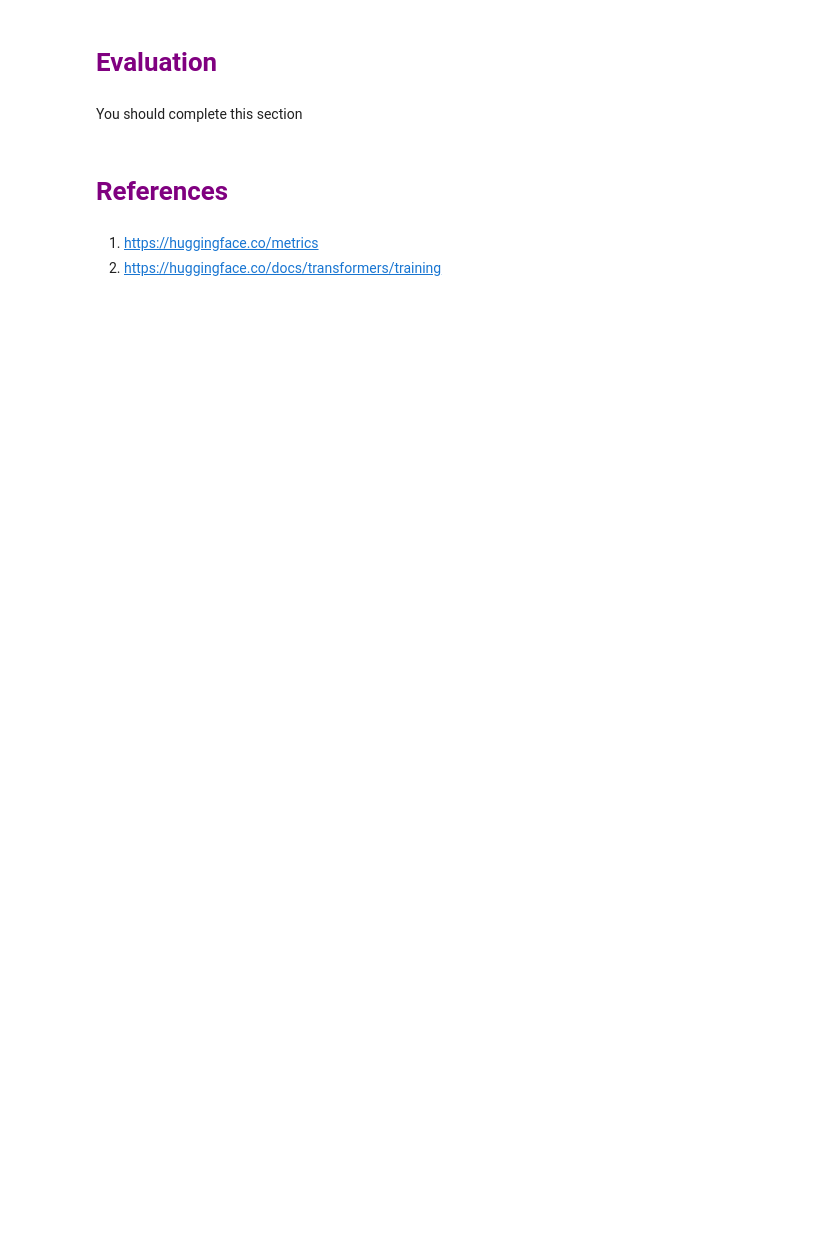
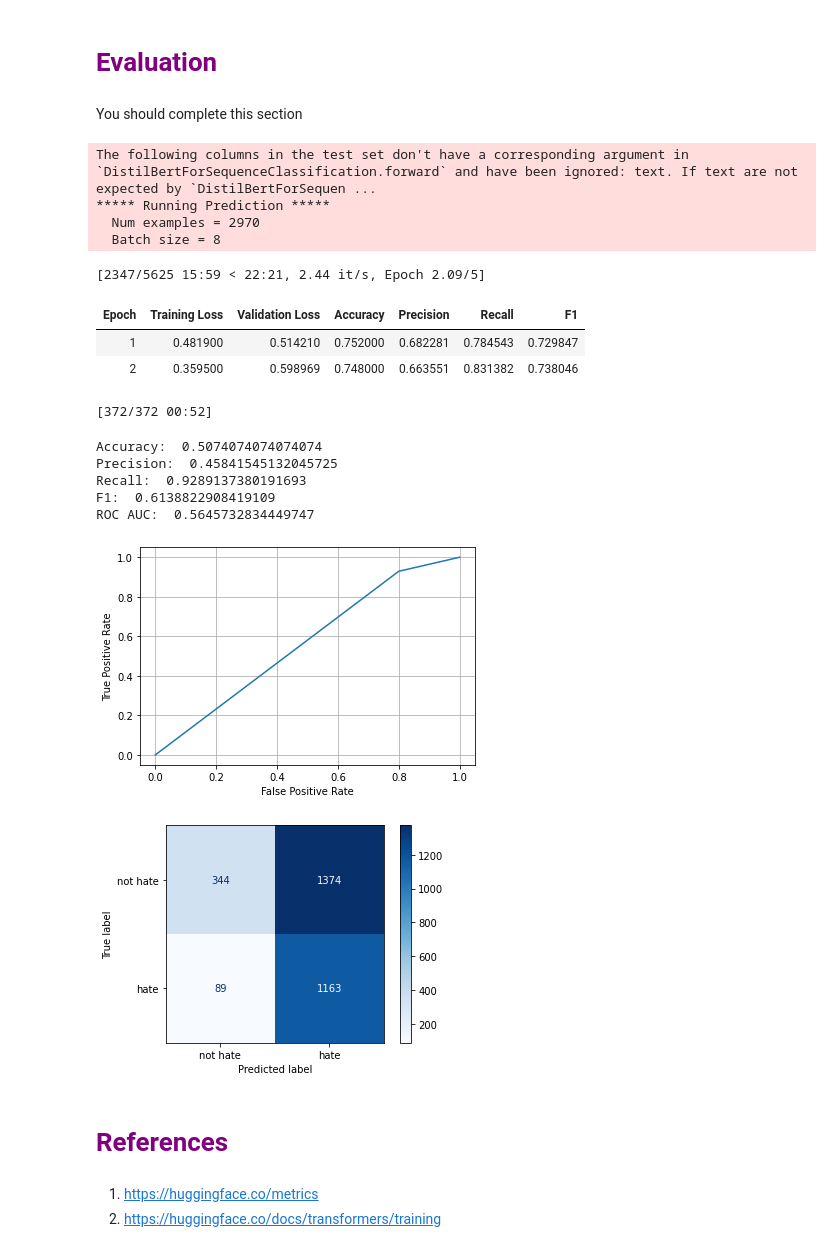
Before and after one commit to ErfanRasti/MachineLearningProjects, a Jupyter notebook: NaturalLanguageProcessing/NLP_Project.ipynb, the cells around one changed output. Cells and saved outputs as stored; diff of their text form; code cells hidden in the pictures; blank space fills up the shorter version.

```diff
--- a/NaturalLanguageProcessing/NLP_Project.ipynb
+++ b/NaturalLanguageProcessing/NLP_Project.ipynb
@@ -142,8 +160,8 @@ model = DistilBertForSequenceClassification.from_pretrained(
 
 training_args = TrainingArguments(output_dir="test_trainer",
                                   evaluation_strategy="epoch",
-                                  learning_rate=2e-5,
-                                  num_train_epochs=5,
+                                  learning_rate=1e-6,
+                                  num_train_epochs=3,
                                   weight_decay=0.01,
                                   optim="adamw_torch")
 # %% [output]
@@ -187,23 +204,41 @@ You should complete this section
 # %%
 test_pred = trainer.predict(dataset['test']).predictions.argmax(axis=1)
 test_true = dataset['test']['label']
 cm = confusion_matrix(test_true, test_pred)
 
 print('Accuracy: ', accuracy_score(test_true, test_pred))
 print('Precision: ', precision_score(test_true, test_pred))
 print('Recall: ', recall_score(test_true, test_pred))
 print('F1: ', f1_score(test_true, test_pred))
 print('ROC AUC: ', roc_auc_score(test_true, test_pred))
 
 fpr, tpr, thresholds = roc_curve(test_true, test_pred)
 roc_plot = RocCurveDisplay(fpr=fpr, tpr=tpr)
 roc_plot.plot()
+plt.grid()
 plt.show()
 
 cm_plot = ConfusionMatrixDisplay(
     cm, display_labels=['not hate', 'hate'])
 cm_plot.plot(cmap='Blues')
 plt.show()
+# %% [output]
+The following columns in the test set don't have a corresponding argument in `DistilBertForSequenceClassification.forward` and have been ignored: text. If text are not expected by `DistilBertForSequen ...
+***** Running Prediction *****
+  Num examples = 2970
+  Batch size = 8
+[2347/5625 15:59 < 22:21, 2.44 it/s, Epoch 2.09/5]
+| Epoch | Training Loss | Validation Loss | Accuracy | Precision | Recall | F1 |
+| 1 | 0.481900 | 0.514210 | 0.752000 | 0.682281 | 0.784543 | 0.729847 |
+| 2 | 0.359500 | 0.598969 | 0.748000 | 0.663551 | 0.831382 | 0.738046 |
+[372/372 00:52]
+Accuracy:  0.5074074074074074
+Precision:  0.45841545132045725
+Recall:  0.9289137380191693
+F1:  0.6138822908419109
+ROC AUC:  0.5645732834449747
+[figure, added]
+[figure, added]
 # %% [markdown]
 # <font color='purple'>References</font>
 # %% [markdown]
```
Also changed, not shown: parts of 6 cells of this notebook.
